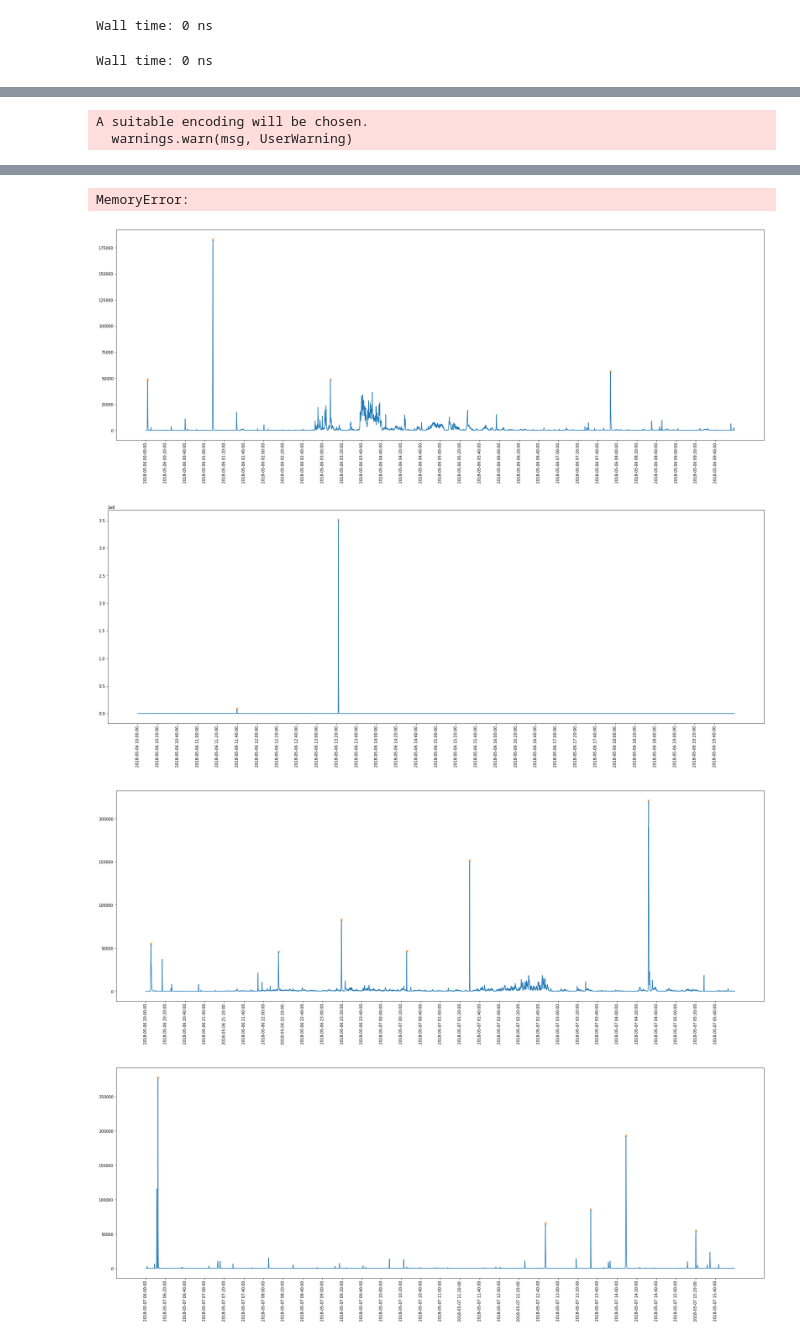
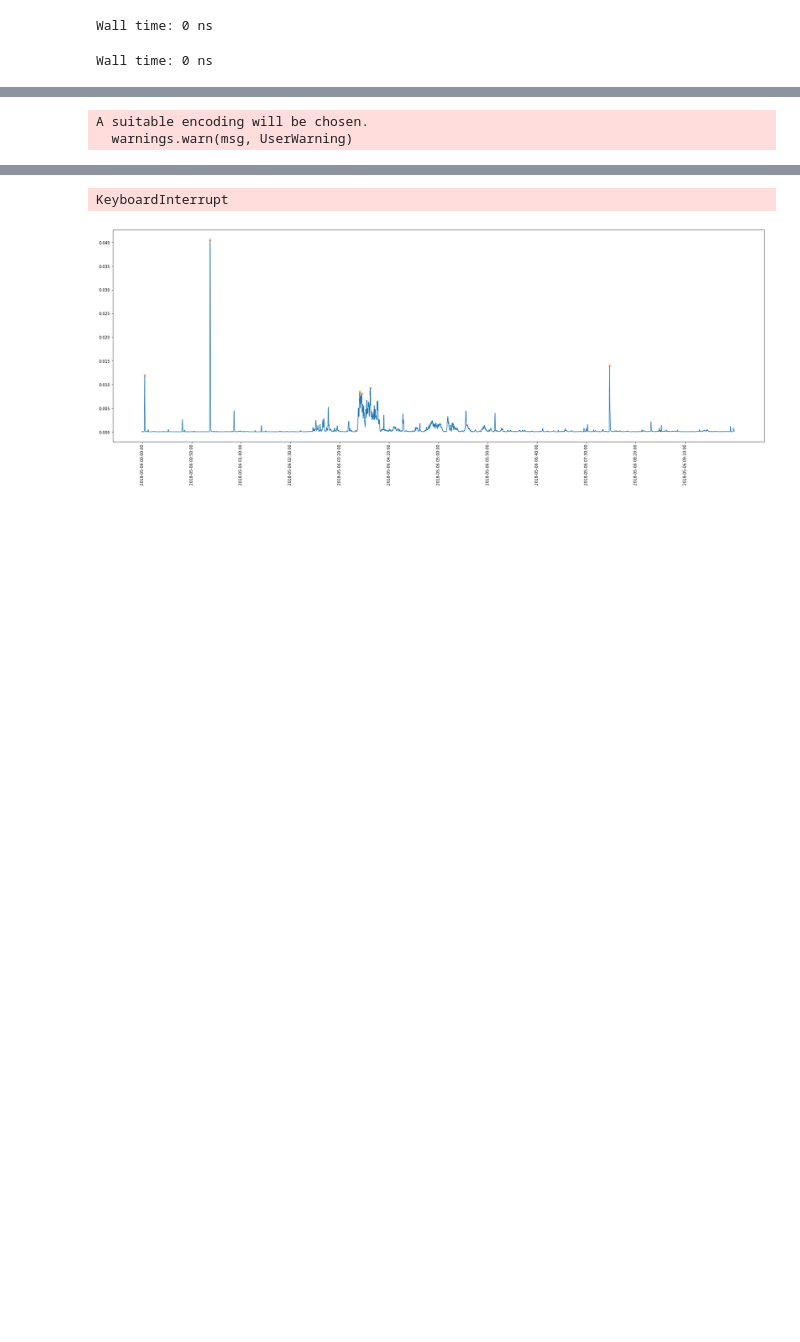
Before and after one commit to asergeev95/obspy_data_processing, a Jupyter notebook: OBSPY/CompressedTriggersCutting.ipynb, the cells around one changed output, grey strips where cells are left out. Saved outputs shown, nothing was run; the diff lists cells and outputs as text; code cells hidden in the pictures; blank space fills up the shorter version.

```diff
--- a/OBSPY/CompressedTriggersCutting.ipynb
+++ b/OBSPY/CompressedTriggersCutting.ipynb
@@ -66,72 +72,100 @@ def moving_average(a, n):
 Wall time: 0 ns
 # %%
 %%time
-file_num = 0
+file_num = 120
 while file_num < 1400:
-    gc.collect()
     print('file number: {0}'.format(file_num))
     station_data = process_station_data(ud01_data_folder_path, file_num)
     station_data += process_station_data(ud02_data_folder_path, file_num)
     station_data += process_station_data(ud03_data_folder_path, file_num)
     station_data += process_station_data(ud04_data_folder_path, file_num)
+    collect()
+
 
     min_filtering_frequency = 2
     max_filtering_frequency = 6
     station_data = station_data.detrend()
     station_data = station_data.filter("bandpass", freqmin=min_filtering_frequency,freqmax = max_filtering_frequency)
 
-    seismic_data = SeismicData(station_data)
+    normalized_station_data = station_data.copy()
+
+    for trace in normalized_station_data:
+        trace.data = trace.data/max(trace.data)
+
+    seismic_data = SeismicData(normalized_station_data)
+    del normalized_station_data
+    collect()
+
     squareSum = square_sum(seismic_data)
     x = list()
     y = list()
+
+    del seismic_data
+    collect()
 
     for item in squareSum:
         x.append(item[0])
         y.append(item[1])
 
-    m=2000
-    x_av = x.copy()
-    y_av = moving_average(y.copy(), m)
-    x_av = np.asarray(x_av[:len(y_av)])
+    m=3000
+    y_av = asarray(moving_average(y, m))
+    x_av = asarray(x)
 
-    peaks, _ = find_peaks(y_av, height=0.04e6, distance=12000)
-    print('\tlen peaks = {0}'.format(len(peaks)))
-    if len(peaks) > 0 and len(peaks) < 200:
-        lpeaks = np.asarray(peaks)
-        xticks = [x.datetime.strftime("%Y-%m-%d %H:%M:%S") for x in  x_av][::120000]
+    del x
+    del y
+    del squareSum
+    collect()
+
+    peaks, _ = find_peaks(y_av, distance=9000, height=0.007)
+    print('# detected peaks = {0}'.format(len(peaks)))
+
+    if len(peaks) > 0 and len(peaks) < 20:
+        lpeaks = asarray(peaks)
+        del peaks
+        del _
+        collect()
+
+        xticks = [x.datetime.strftime("%Y-%m-%d %H:%M:%S") for x in  x_av][::300000]
         plt.figure(figsize=(30,10))
         plt.plot(x_av,y_av)
         plt.plot(x_av[lpeaks], y_av[lpeaks], "x")
-        plt.xticks(x_av[::120000], xticks, rotation=90)
-        plt.savefig('plots\\plot_peaks_{0}.png'.format(datetime.datetime.now().strftime("%Y%m%d%H%M%S")))
+        plt.xticks(x_av[::300000], xticks, rotation=90)
+        plt.savefig('plots\\plot_peaks_{0}.png'.format(datetime.now().strftime("%Y%m%d%H%M%S")))
+        del xticks
+        collect()
+
         times = station_data[0].times("utcdatetime")
         peaks_times = times[lpeaks]
         filtered_times = union_close_times(peaks_times)
         filtered_times.append(peaks_times[len(peaks_times)-1])
-        print(filtered_times)
         for i in range(len(filtered_times)):
             f_time = filtered_times[i]
-            ind = np.where(times==f_time)[0][0]
+            ind = where(times==f_time)[0][0]
             startInd = ind - 3000
             endInd = ind + 30000
             if endInd > len(times):
                 endInd = len(times) - 1
-            copy = station_data.copy()
 
-            trimed = copy.trim(starttime=times[startInd], endtime=times[endInd])
-            trimed.write("automatic_triggers_long_20190310\\trigger—{0}.msd".format(str(f_time).replace(":", "").replace("-", "").replace(".", "")), format="MSEED")
+            trimed = station_data.copy().trim(starttime=times[startInd], endtime=times[endInd])
+            trimed.write("automatic_triggers_long_20190408\\trigger—{0}.msd".format(str(f_time).replace(":", "").replace("-", "").replace(".", "")), format="MSEED")
 
             startInd = ind - 1500
             endInd = ind + 3000
             if endInd > len(times):
                 endInd = len(times) - 1
-            copy = station_data.copy()
-            trimed = copy.trim(starttime=times[startInd], endtime=times[endInd])
-            trimed.write("automatic_triggers_20190310\\trigger—{0}.msd".format(str(f_time).replace(":", "").replace("-", "").replace(".", "")), format="MSEED")
 
+            trimed = station_data.copy().trim(starttime=times[startInd], endtime=times[endInd])
+            trimed.write("automatic_triggers_20190408\\trigger—{0}.msd".format(str(f_time).replace(":", "").replace("-", "").replace(".", "")), format="MSEED")
+            del trimed
+            collect()
+
+        del station_data
         file_num += 10
+        collect()
     else:
         file_num += 10
+        del station_data
+        collect()
 # %% [output]
 file number: 0
 Station data preprocessing...
@@ -173,5 +207,2 @@ Trace preprocessing finished
-MemoryError:
+KeyboardInterrupt
-[figure, old version]
+[figure, new version]
-[figure, removed]
-[figure, removed]
-[figure, removed]
```
Also changed, not shown: parts of 3 cells of this notebook, 6 other files.
